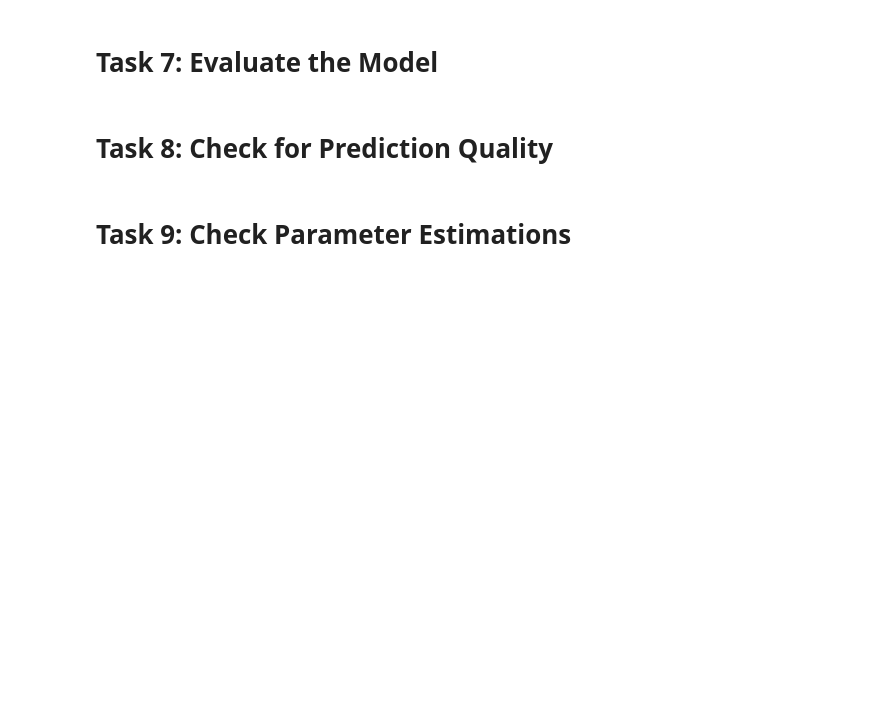
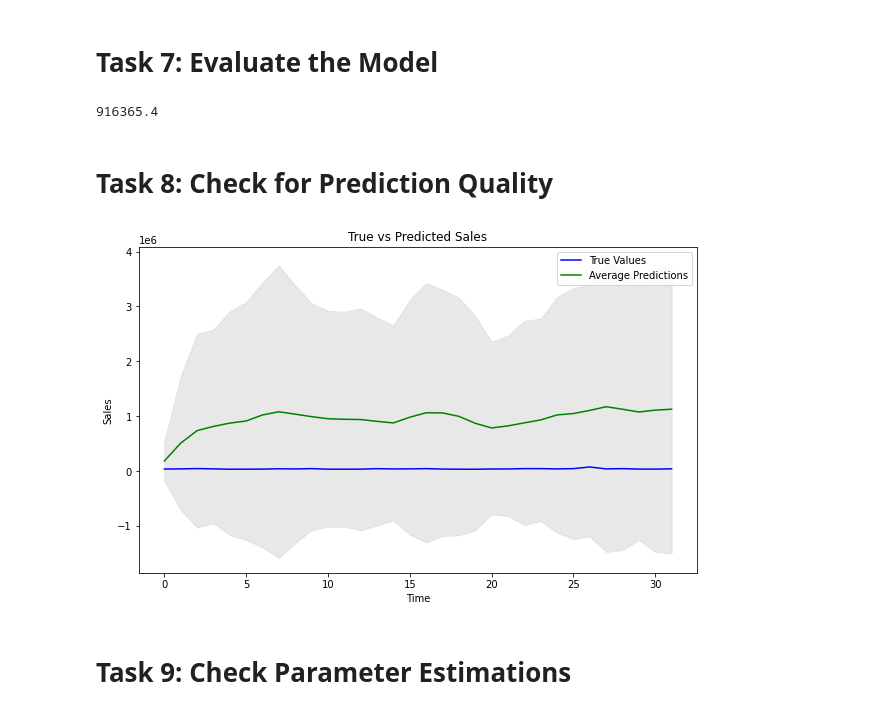
Before and after one commit to oussama-ayari-proj/Optimize-market-spending-LightweightMMM, a Jupyter notebook: mmm.ipynb, the cells around one changed output. Saved outputs shown, nothing was run; the diff lists cells and outputs as text; code cells hidden in the pictures; blank space fills up the shorter version.

```diff
--- a/mmm.ipynb
+++ b/mmm.ipynb
@@ -146,3 +122,13 @@ scaled_target_test = target_scaler.transform(test[target].to_numpy())
+# %%
+mmm = lightweight_mmm.LightweightMMM(model_name="carryover")
+# %%
+mmm.fit(media=scaled_media_train,
+extra_features=scaled_extra_features_train,
+    media_prior=scaled_costs,
+    target=scaled_target_train,
+    number_warmup=100,
+    number_samples=300,
+    number_chains=1)
 # %% [markdown]
 # Task 6: Check for Convergence
 # %%
@@ -157,5 +156,10 @@ scaled_target_test = target_scaler.transform(test[target].to_numpy())
 # Task 7: Evaluate the Model
 # %%
 # Use the model to get predictions for the test set
+prediction=mmm.predict(
+        media=test[media].to_numpy(),
+        extra_features=test[extra_features].to_numpy(),
+        target_scaler=target_scaler
+    )
 # %%
 # Get the mean value of those predictions for each data point
@@ -162,6 +167,15 @@ scaled_target_test = target_scaler.transform(test[target].to_numpy())
 # %%
 # Calculate and print the RMSE
+rmse=np.sqrt(
+    np.mean(pow(test["Sales"]-prediction_mean , 2))
+)
+print(rmse)
+# %% [output]
+916365.4
 # %% [markdown]
 # Task 8: Check for Prediction Quality
 # %%
 # Extract the average and range of predictions
+avg_predictions = np.mean(prediction, axis=0)
+std_dev_predictions = np.std(prediction, axis=0)
+range_predictions = std_dev_predictions*2
@@ -170,3 +182,26 @@ scaled_target_test = target_scaler.transform(test[target].to_numpy())
+# %%
+# Plotting
+plt.figure(figsize=(10, 6))
+plt.plot(
+  test["Sales"].reset_index(drop=True),
+  label="True Values", color='blue')
+plt.plot(
+  avg_predictions,
+  label="Average Predictions",
+  color='green')
+plt.fill_between(
+  range(len(avg_predictions)),
+  avg_predictions - range_predictions,
+  avg_predictions + range_predictions,
+  color='lightgrey', alpha=0.5)
+
+plt.xlabel("Time")
+plt.ylabel("Sales")
+plt.title("True vs Predicted Sales")
+plt.legend()
+plt.show()
+# %% [output]
+[figure, added]
 # %% [markdown]
 # Task 9: Check Parameter Estimations
 # %%
```
Also changed, not shown: parts of 27 cells of this notebook.
